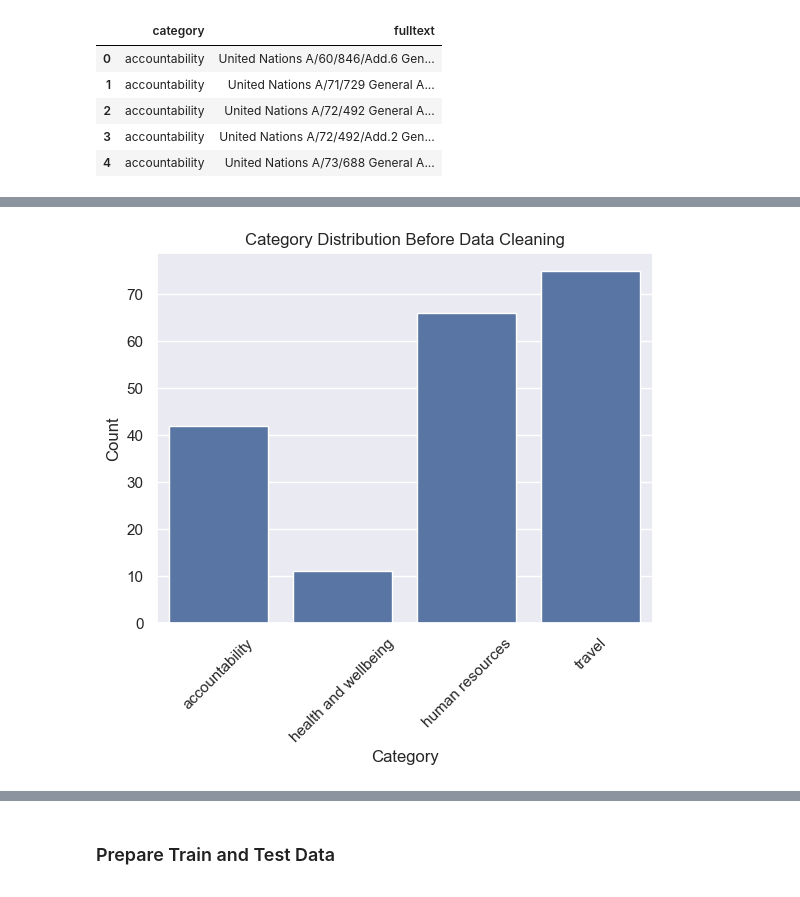
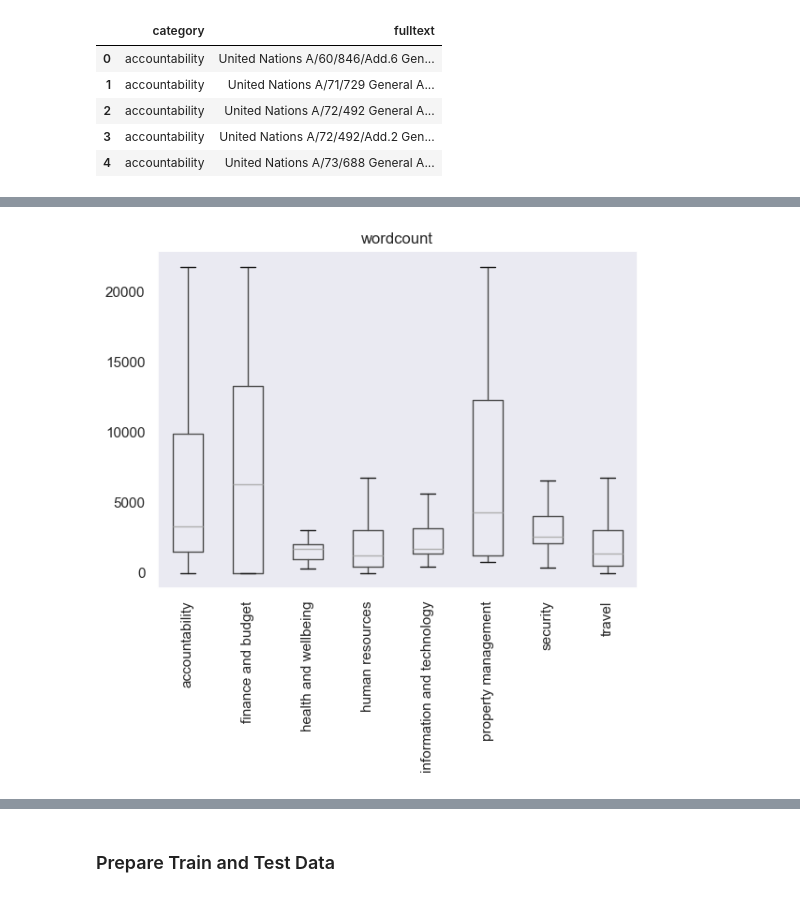
Before and after one commit to cdungca/document-classifier-final, a Jupyter notebook: main.ipynb, the cells around one changed output, grey strips where cells are left out. Cells and saved outputs as stored; diff of their text form; code cells hidden in the pictures.

Commit message:
Clean notebook

```diff
--- a/main.ipynb
+++ b/main.ipynb
@@ -93,13 +104,12 @@ fulltext    5
 dtype: int64
-# %%
-# create catgory distribution using seaborn
-sns.set(style="darkgrid")
-sns.countplot(x='category', data=Corpus)
-plt.xlabel('Category')
-# rotate the xlabel
-plt.xticks(rotation=45)
-plt.ylabel('Count')
-plt.title('Category Distribution Before Data Cleaning')
-plt.show()
-# %% [output]
-[figure, removed]
+# %%
+# How long are the texts in the dataset?
+Corpus["wordcount"] = Corpus["fulltext"].apply(lambda x: len(str(x).split(" ")))
+# plot wordcount per category
+Corpus.boxplot("wordcount", by="category", grid=False, showfliers=False)
+plt.suptitle("")
+plt.xlabel("")
+plt.xticks(rotation=90)
+plt.show()
+# %% [output]
+[figure, added]
```
Also changed, not shown: parts of 89 cells of this notebook, 20 other files.
